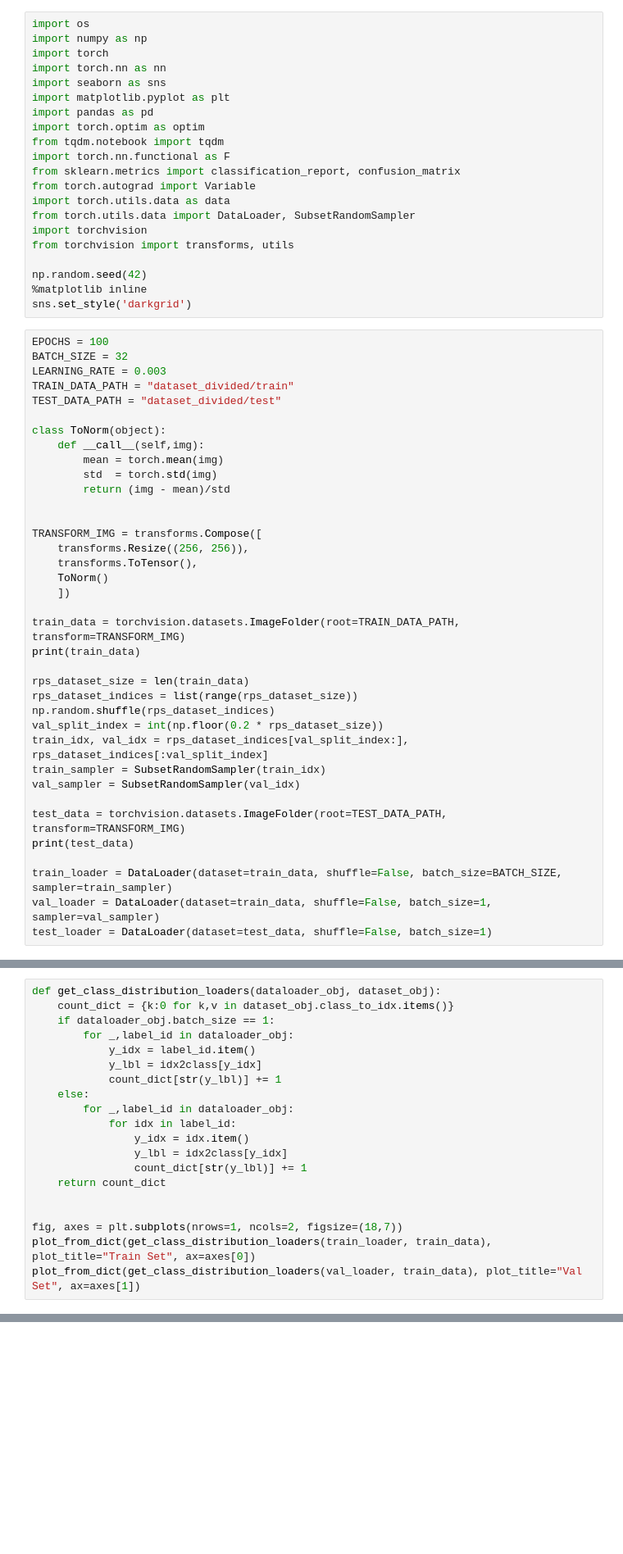
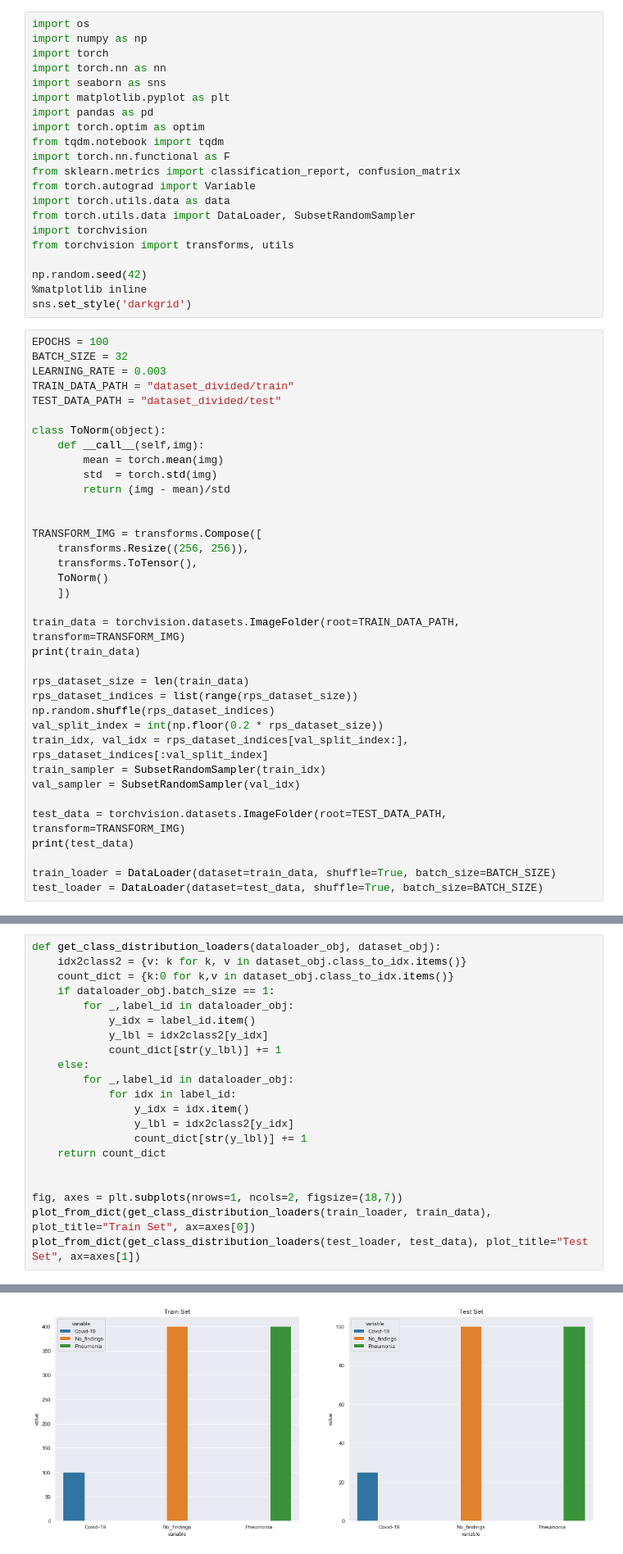
Before and after one commit to higornucci/cnn_covid19, a Jupyter notebook: cnn_main.ipynb, the cells around one changed output, grey strips where cells are left out. Shown: that part at 82% size. Cells and saved outputs as stored; diff of their text form; blank space fills up the shorter version.

```diff
--- a/cnn_main.ipynb
+++ b/cnn_main.ipynb
@@ -53,9 +53,8 @@ val_sampler = SubsetRandomSampler(val_idx)
 test_data = torchvision.datasets.ImageFolder(root=TEST_DATA_PATH, transform=TRANSFORM_IMG)
 print(test_data)
 
-train_loader = DataLoader(dataset=train_data, shuffle=False, batch_size=BATCH_SIZE, sampler=train_sampler)
-val_loader = DataLoader(dataset=train_data, shuffle=False, batch_size=1, sampler=val_sampler)
-test_loader = DataLoader(dataset=test_data, shuffle=False, batch_size=1)
+train_loader = DataLoader(dataset=train_data, shuffle=True, batch_size=BATCH_SIZE)
+test_loader = DataLoader(dataset=test_data, shuffle=True, batch_size=BATCH_SIZE)
 # %%
 idx2class = {v: k for k, v in train_data.class_to_idx.items()}
 idx2class
@@ -77,20 +81,22 @@ plot_from_dict(get_class_distribution(train_data), plot_title="Entire Dataset (b
 # %%
 def get_class_distribution_loaders(dataloader_obj, dataset_obj):
+    idx2class2 = {v: k for k, v in dataset_obj.class_to_idx.items()}
     count_dict = {k:0 for k,v in dataset_obj.class_to_idx.items()}
     if dataloader_obj.batch_size == 1:
         for _,label_id in dataloader_obj:
             y_idx = label_id.item()
-            y_lbl = idx2class[y_idx]
+            y_lbl = idx2class2[y_idx]
             count_dict[str(y_lbl)] += 1
     else:
         for _,label_id in dataloader_obj:
             for idx in label_id:
                 y_idx = idx.item()
-                y_lbl = idx2class[y_idx]
+                y_lbl = idx2class2[y_idx]
                 count_dict[str(y_lbl)] += 1
     return count_dict
 
 
 fig, axes = plt.subplots(nrows=1, ncols=2, figsize=(18,7))
 plot_from_dict(get_class_distribution_loaders(train_loader, train_data), plot_title="Train Set", ax=axes[0])
-plot_from_dict(get_class_distribution_loaders(val_loader, train_data), plot_title="Val Set", ax=axes[1])
+plot_from_dict(get_class_distribution_loaders(test_loader, test_data), plot_title="Test Set", ax=axes[1])
+# %% [output]
@@ -97,3 +104,4 @@ plot_from_dict(get_class_distribution_loaders(val_loader, train_data), plot_titl
+[figure, added]
 # %%
 single_batch = next(iter(train_loader))
 single_batch[0].shape
```
Also changed, not shown: parts of 16 cells of this notebook.
